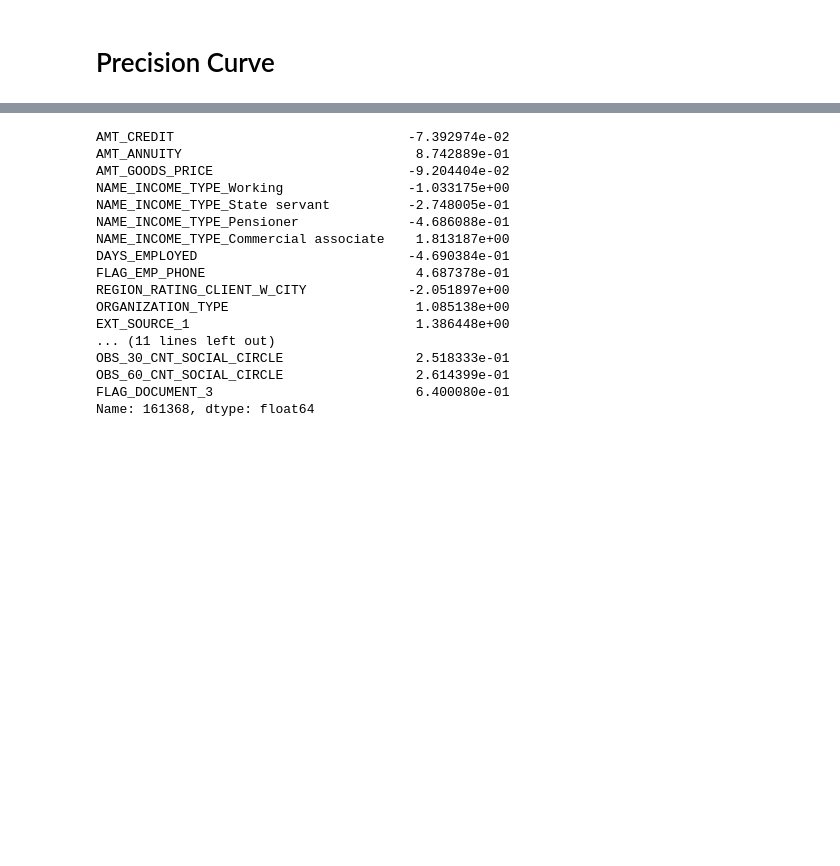
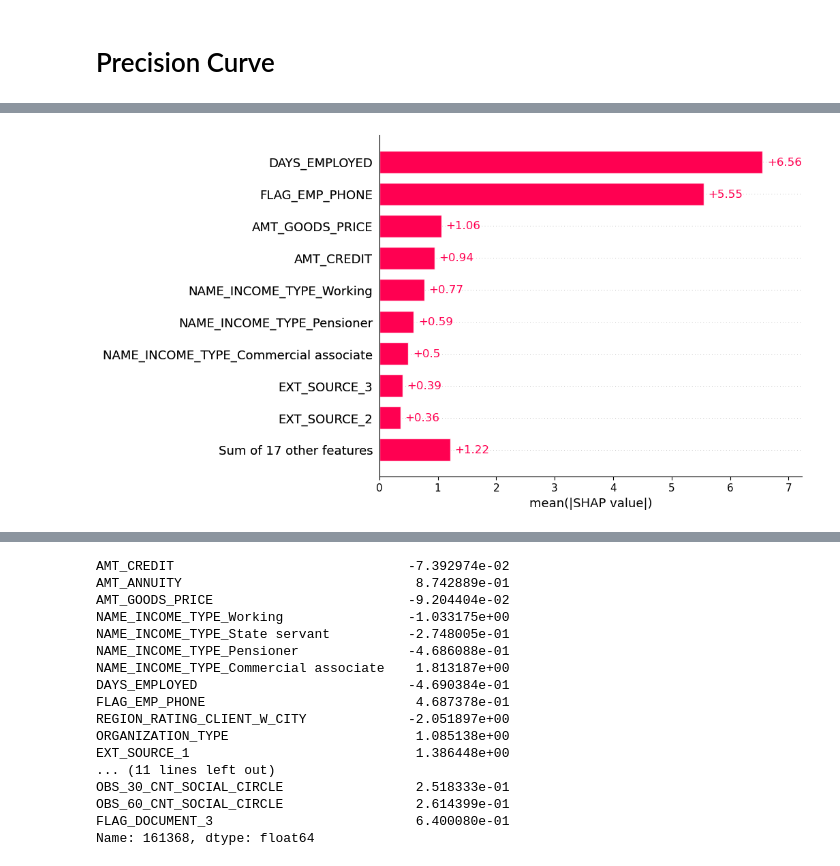
Before and after one commit to josee2202/practica1_EDA, a Jupyter notebook: notebooks/04_Modelos.ipynb, the cells around one changed output, grey strips where cells are left out. Cells and saved outputs as stored; diff of their text form; code cells hidden in the pictures; blank space fills up the shorter version.

```diff
--- a/notebooks/04_Modelos.ipynb
+++ b/notebooks/04_Modelos.ipynb
@@ -349,7 +354,7 @@ Name: count, dtype: float64
 # %%
 from imblearn.under_sampling import RandomUnderSampler
 
-undersampler = RandomUnderSampler(sampling_strategy=0.7, random_state=seed)
+undersampler = RandomUnderSampler(sampling_strategy=0.6, random_state=seed)
 X_resampled, y_resampled = undersampler.fit_resample(X_train_resampled, y_train_resampled)
 values = y_resampled.value_counts()/len(y_resampled)
 
@@ -436,7 +515,7 @@ CV = RandomizedSearchCV(
     param_distributions=param_grid,
     n_iter=10,  # Número de combinaciones a probar
     cv=10,  # Validación cruzada
-    scoring= make_scorer(custom_recall_metric),
+    scoring= make_scorer(f1_score),
     random_state=seed,  # Semilla para reproducibilidad
     n_jobs=-1,  # Usar todos los núcleos disponibles
     verbose=2
@@ -820,0 +944,17 @@ shap_values = explainer.shap_values(X_val)
+# %%
+# shap.Explanation es una estructura de datos de SHAP que organiza la información necesaria para interpretar y visualizar los valores SHAP de un modelo.
+# Combina los valores SHAP con datos adicionales como valores base, características originales
+# y nombres de las mismas, proporcionando un formato estándar para la visualización y el análisis.
+
+# Crear un objeto Explanation
+shap_exp = shap.Explanation(
+    values=shap_values,     ## valores SHAP
+    base_values=explainer.expected_value,   ## Valore medio esperado antes de recibir ninguna caract.
+    data=X_val,
+    feature_names=X_val.columns
+)
+
+# Generar el gráfico de barras
+shap.plots.bar(shap_exp)
+# %% [output]
+[figure, added]
```
Also changed, not shown: parts of 43 cells of this notebook.
